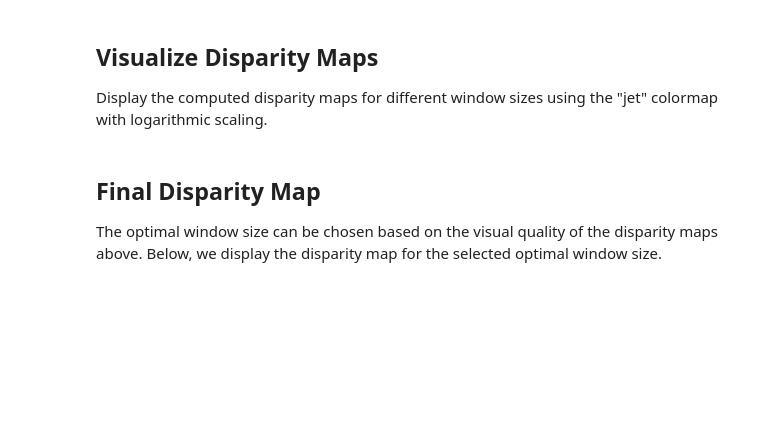
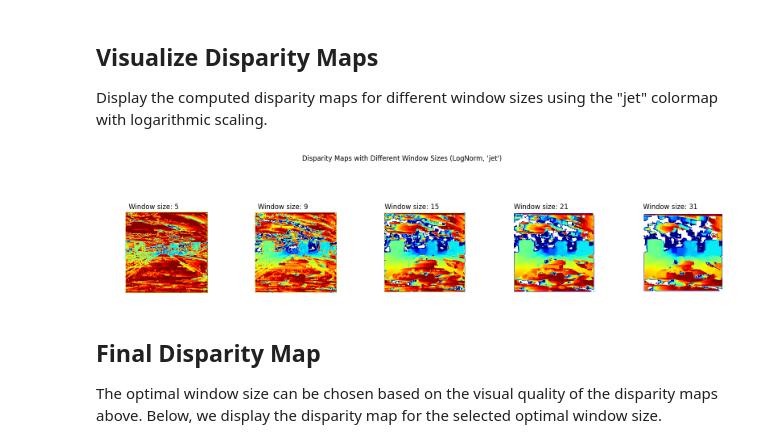
Before and after one commit to LGerstla01/ASPSU-Projects, a Jupyter notebook: Perception/Projekt/2 Stereo Disparity Map.ipynb, the cells around one changed output. Cells and saved outputs as stored; diff of their text form; code cells hidden in the pictures; blank space fills up the shorter version.

```diff
--- a/Perception/Projekt/2 Stereo Disparity Map.ipynb
+++ b/Perception/Projekt/2 Stereo Disparity Map.ipynb
@@ -72,12 +85,16 @@ KeyboardInterrupt:
 Display the computed disparity maps for different window sizes using the "jet" colormap with logarithmic scaling.
 # %%
 fig, axs = plt.subplots(1, len(window_sizes), figsize=(20, 5))
+if len(window_sizes) == 1:
+    axs = [axs]
 for i, (disp, ws) in enumerate(zip(disparity_maps, window_sizes)):
     axs[i].imshow(disp, cmap='jet', norm=LogNorm(vmin=1, vmax=np.max(disp)+1))
     axs[i].set_title(f'Window size: {ws}')
     axs[i].axis('off')
 plt.suptitle("Disparity Maps with Different Window Sizes (LogNorm, 'jet')")
 plt.show()
+# %% [output]
+[figure, added]
 # %% [markdown]
 ## Final Disparity Map
 
```
Also changed, not shown: parts of 3 cells of this notebook, 3 other files.
